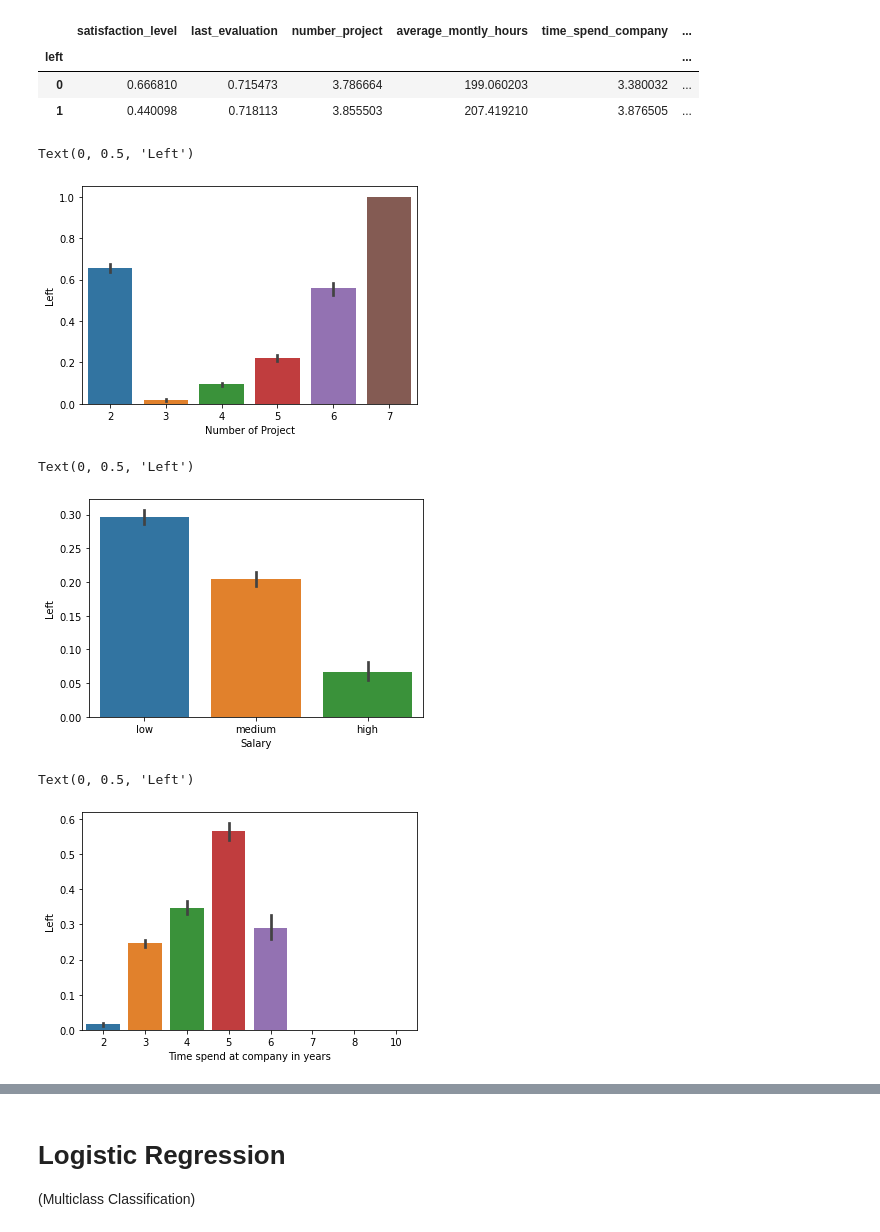
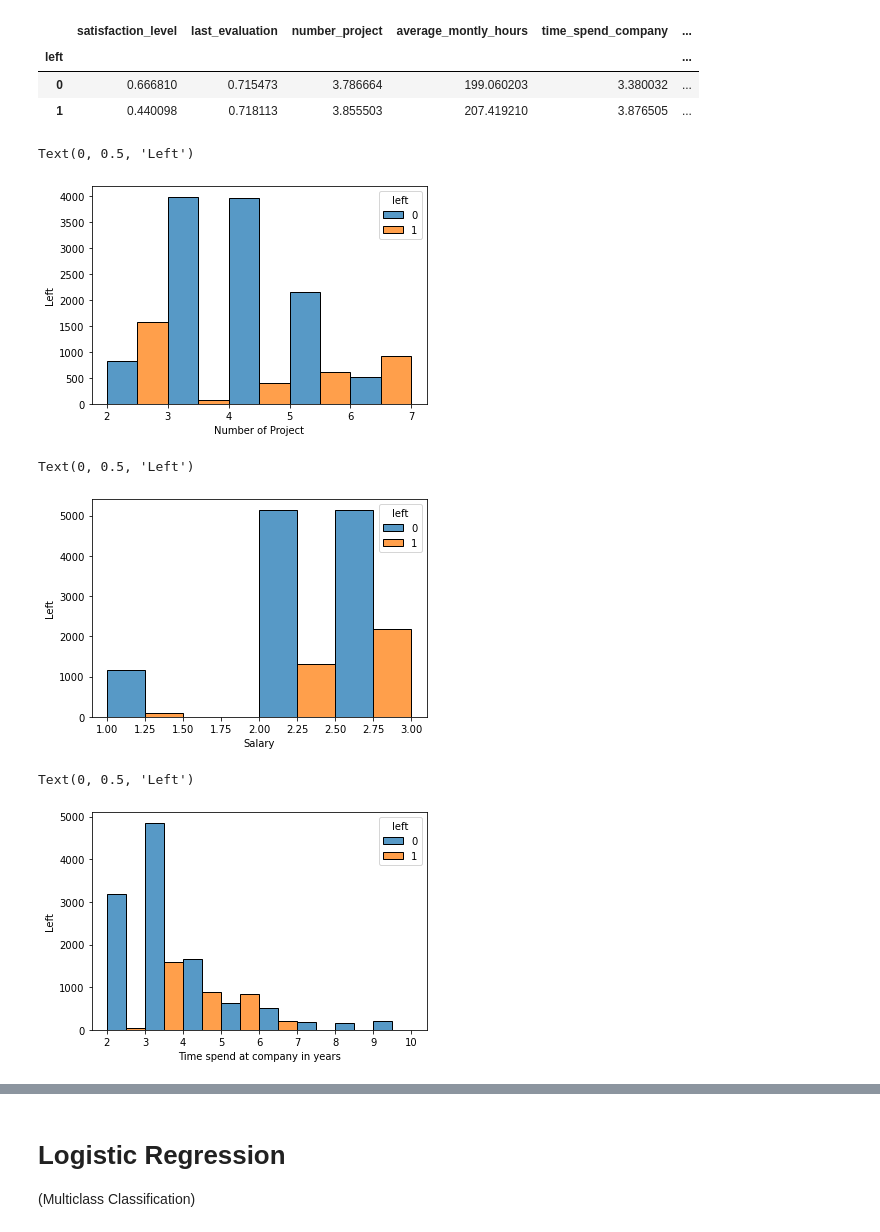
Before and after one commit to JatinderMalhi/machinelearning, a Jupyter notebook: machineLearning.ipynb, the cells around one changed output, grey strips where cells are left out. Drawn from its saved outputs; the diff is of its cells as text; code cells hidden in the pictures.

```diff
--- a/machineLearning.ipynb
+++ b/machineLearning.ipynb
@@ -317,24 +333,25 @@ hrdf.groupby('left').mean()
 | 0 | 0.666810 | 0.715473 | 3.786664 | 199.060203 | 3.380032 | ... |
 | 1 | 0.440098 | 0.718113 | 3.855503 | 207.419210 | 3.876505 | ... |
 # %%
-sns.barplot(x = 'number_project', y = 'left', data= hrdf)
+sns.histplot(x='number_project', hue='left',
+             multiple='dodge', binwidth=1, data=hrdf)
 plt.xlabel('Number of Project')
 plt.ylabel('Left')
 # %% [output]
 Text(0, 0.5, 'Left')
-[figure, old version]
+[figure, new version]
 # %%
-sns.barplot(x='salary', y='left', data=hrdf)
+sns.histplot(x='salary', hue='left', multiple='dodge', binwidth=.5, data=hrdf)
 plt.xlabel('Salary')
 plt.ylabel('Left')
 # %% [output]
 Text(0, 0.5, 'Left')
-[figure, old version]
+[figure, new version]
 # %%
-sns.barplot(x='time_spend_company', y='left', data=hrdf)
+sns.histplot(x='time_spend_company', hue='left', multiple='dodge', binwidth=1, data=hrdf)
 plt.xlabel('Time spend at company in years')
 plt.ylabel('Left')
 # %% [output]
 Text(0, 0.5, 'Left')
-[figure, old version]
+[figure, new version]
 # %%
```
Also changed, not shown: parts of 13 cells of this notebook.
